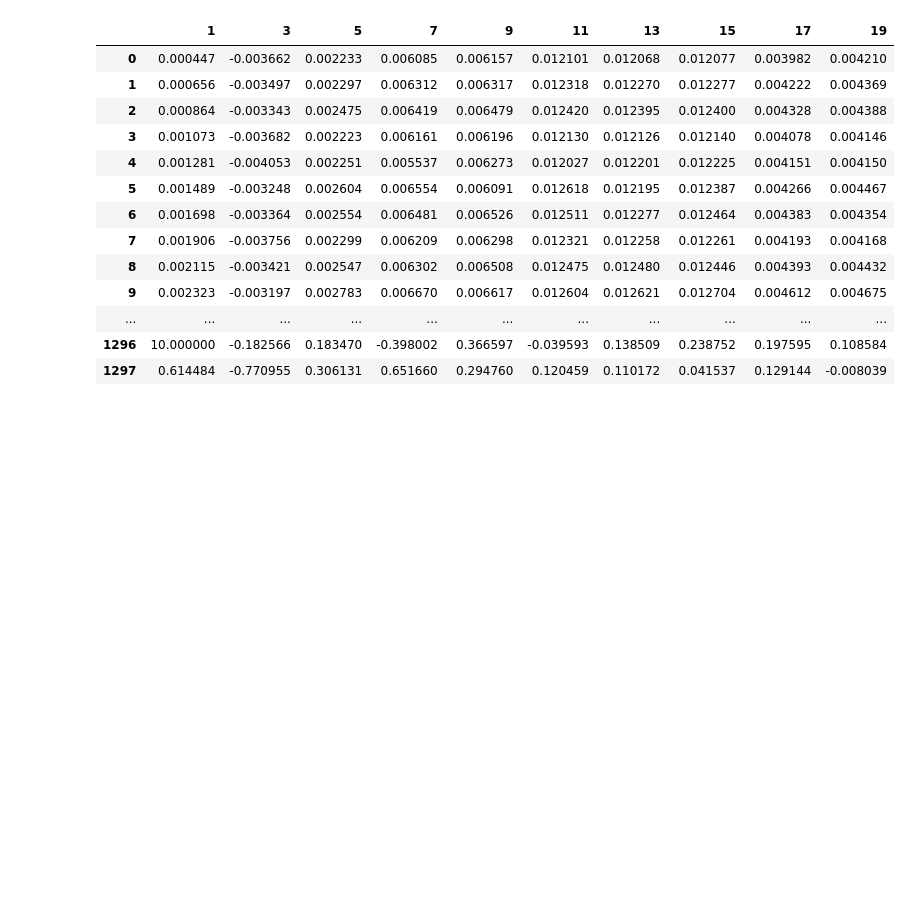
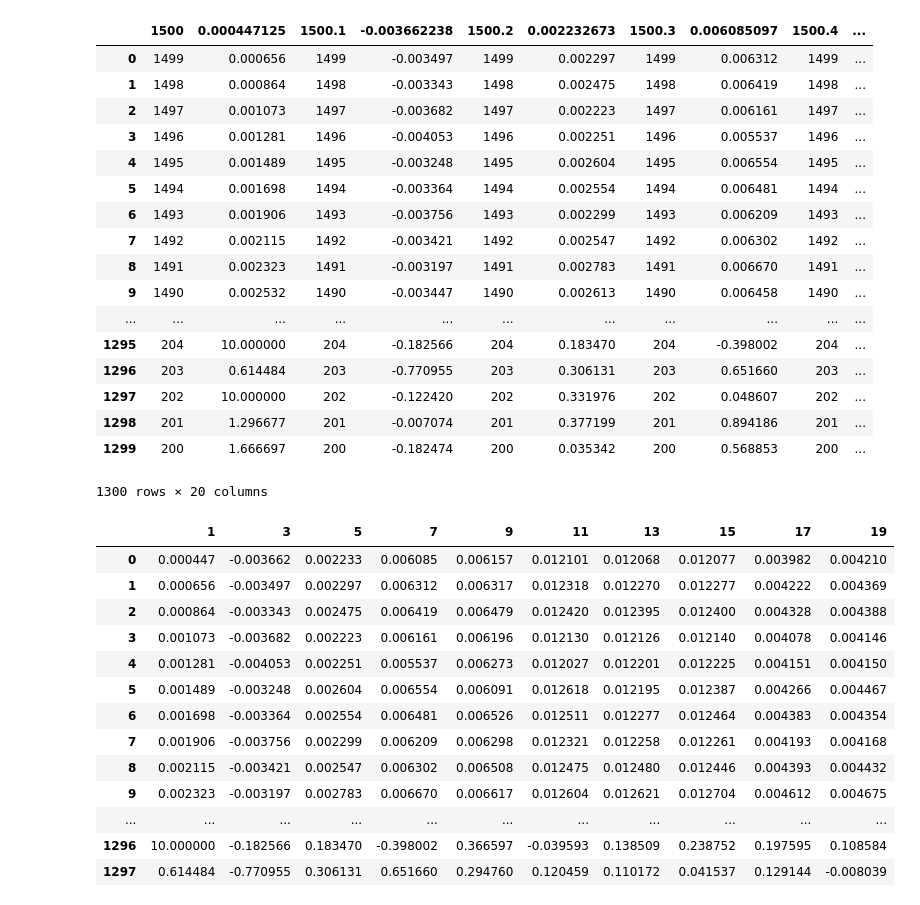
Before and after one commit to matthewtownson/Python_KD4014, a Jupyter notebook: Lesson_development.ipynb, the cells around one changed output. Cells and saved outputs as stored; diff of their text form; code cells hidden in the pictures; blank space fills up the shorter version.

```diff
--- a/Lesson_development.ipynb
+++ b/Lesson_development.ipynb
@@ -1,5 +1,6 @@
 # %%
 import pandas as pd
 
-df = pd.read_csv("./data/UVVis-01.csv",usecols=[1,3,5,7,9,11,13,15,17,19],header=None)
-df = df.transpose()
+df = pd.read_csv("./data/UVVis-01.csv")#,usecols=[1,3,5,7,9,11,13,15,17,19],header=None)
+print(df)
+#df = df.transpose()
@@ -8,3 +25,24 @@ df.to_csv("./data/UVVis-01-adapted.csv",header=False,index=False)
+# %%
+df
+# %% [output]
+|  | 1500 | 0.000447125 | 1500.1 | -0.003662238 | 1500.2 | 0.002232673 | 1500.3 | 0.006085097 | 1500.4 | ... |
+| 0 | 1499 | 0.000656 | 1499 | -0.003497 | 1499 | 0.002297 | 1499 | 0.006312 | 1499 | ... |
+| 1 | 1498 | 0.000864 | 1498 | -0.003343 | 1498 | 0.002475 | 1498 | 0.006419 | 1498 | ... |
+| 2 | 1497 | 0.001073 | 1497 | -0.003682 | 1497 | 0.002223 | 1497 | 0.006161 | 1497 | ... |
+| 3 | 1496 | 0.001281 | 1496 | -0.004053 | 1496 | 0.002251 | 1496 | 0.005537 | 1496 | ... |
+| 4 | 1495 | 0.001489 | 1495 | -0.003248 | 1495 | 0.002604 | 1495 | 0.006554 | 1495 | ... |
+| 5 | 1494 | 0.001698 | 1494 | -0.003364 | 1494 | 0.002554 | 1494 | 0.006481 | 1494 | ... |
+| 6 | 1493 | 0.001906 | 1493 | -0.003756 | 1493 | 0.002299 | 1493 | 0.006209 | 1493 | ... |
+| 7 | 1492 | 0.002115 | 1492 | -0.003421 | 1492 | 0.002547 | 1492 | 0.006302 | 1492 | ... |
+| 8 | 1491 | 0.002323 | 1491 | -0.003197 | 1491 | 0.002783 | 1491 | 0.006670 | 1491 | ... |
+| 9 | 1490 | 0.002532 | 1490 | -0.003447 | 1490 | 0.002613 | 1490 | 0.006458 | 1490 | ... |
+| ... | ... | ... | ... | ... | ... | ... | ... | ... | ... | ... |
+| 1295 | 204 | 10.000000 | 204 | -0.182566 | 204 | 0.183470 | 204 | -0.398002 | 204 | ... |
+| 1296 | 203 | 0.614484 | 203 | -0.770955 | 203 | 0.306131 | 203 | 0.651660 | 203 | ... |
+| 1297 | 202 | 10.000000 | 202 | -0.122420 | 202 | 0.331976 | 202 | 0.048607 | 202 | ... |
+| 1298 | 201 | 1.296677 | 201 | -0.007074 | 201 | 0.377199 | 201 | 0.894186 | 201 | ... |
+| 1299 | 200 | 1.666697 | 200 | -0.182474 | 200 | 0.035342 | 200 | 0.568853 | 200 | ... |
+1300 rows × 20 columns
 # %%
 df
 # %% [output]
```
Also changed, not shown: parts of 2 cells of this notebook, 1 other file.
